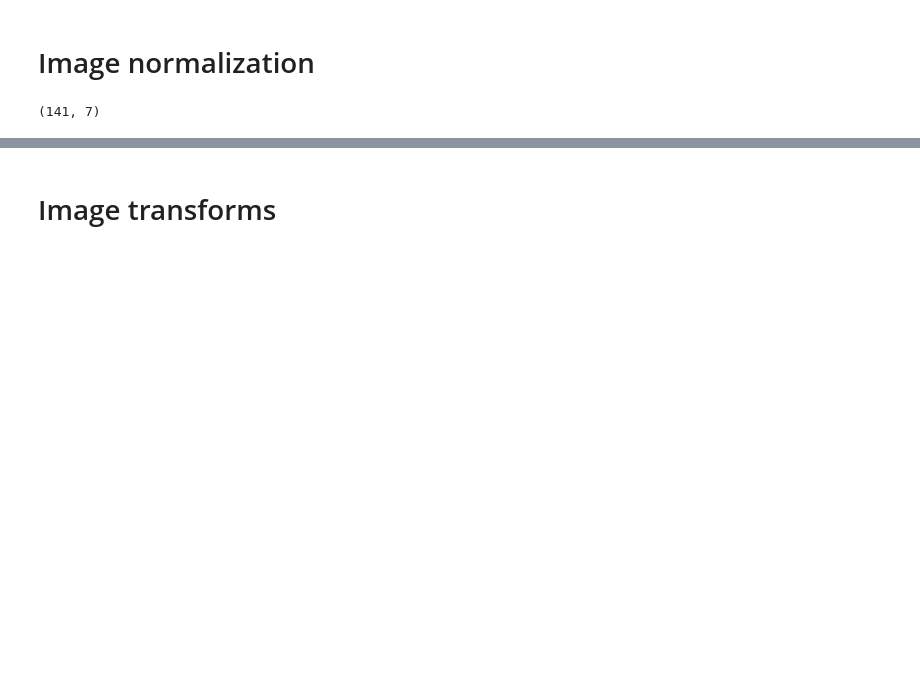
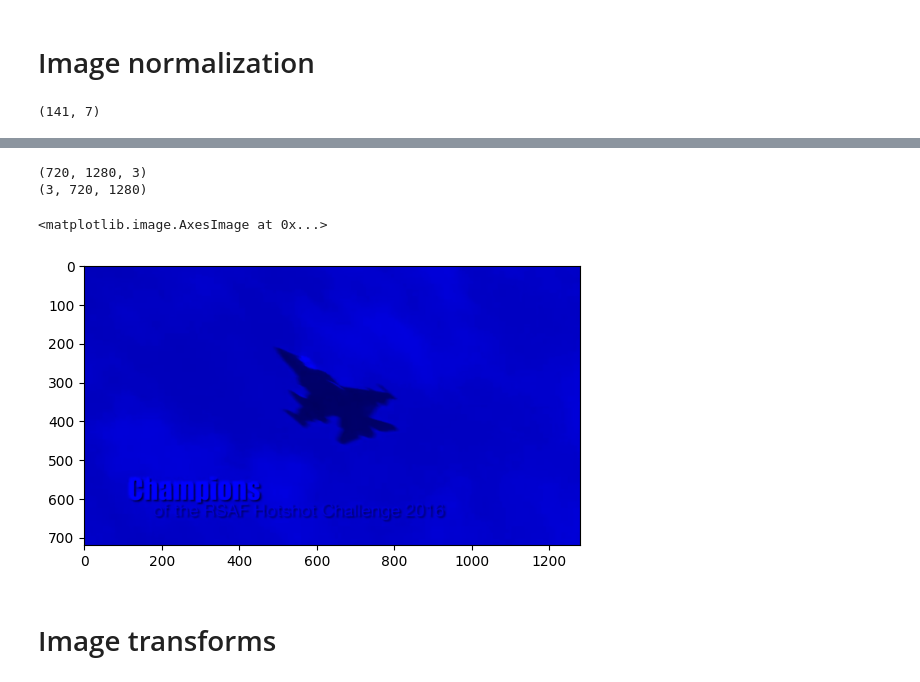
Before and after one commit to cam2149/MachineLearningIV, a Jupyter notebook: aa_iv_2025_i_object_localization.ipynb, the cells around one changed output, grey strips where cells are left out. Drawn from its saved outputs; the diff is of its cells as text; code cells hidden in the pictures; blank space fills up the shorter version.

```diff
--- a/aa_iv_2025_i_object_localization.ipynb
+++ b/aa_iv_2025_i_object_localization.ipynb
@@ -679,14 +689,19 @@ plt.imshow(monalisa)
 # %%
-img_filename = osp.join(DATA_DIR, "images/images",'image_00007.jpeg')
+img_filename = osp.join(DATA_DIR, "images",'image_00007.jpeg')
 img1 = cv2.imread(img_filename)
 #img1 = cv2.cvtColor(img1, cv2.COLOR_BGR2RGB)
 
 print(img1.shape)
 print(img1.transpose((2,0,1)).shape)
 img1[..., 0] = 0
 img1[..., 1] = 0
 
 plt.imshow(img1)
+# %% [output]
+(720, 1280, 3)
+(3, 720, 1280)
+<matplotlib.image.AxesImage at 0x...>
+[figure, added]
 # %% [markdown]
 # Image transforms
 # %% [markdown]
```
Also changed, not shown: parts of 8 cells of this notebook.
